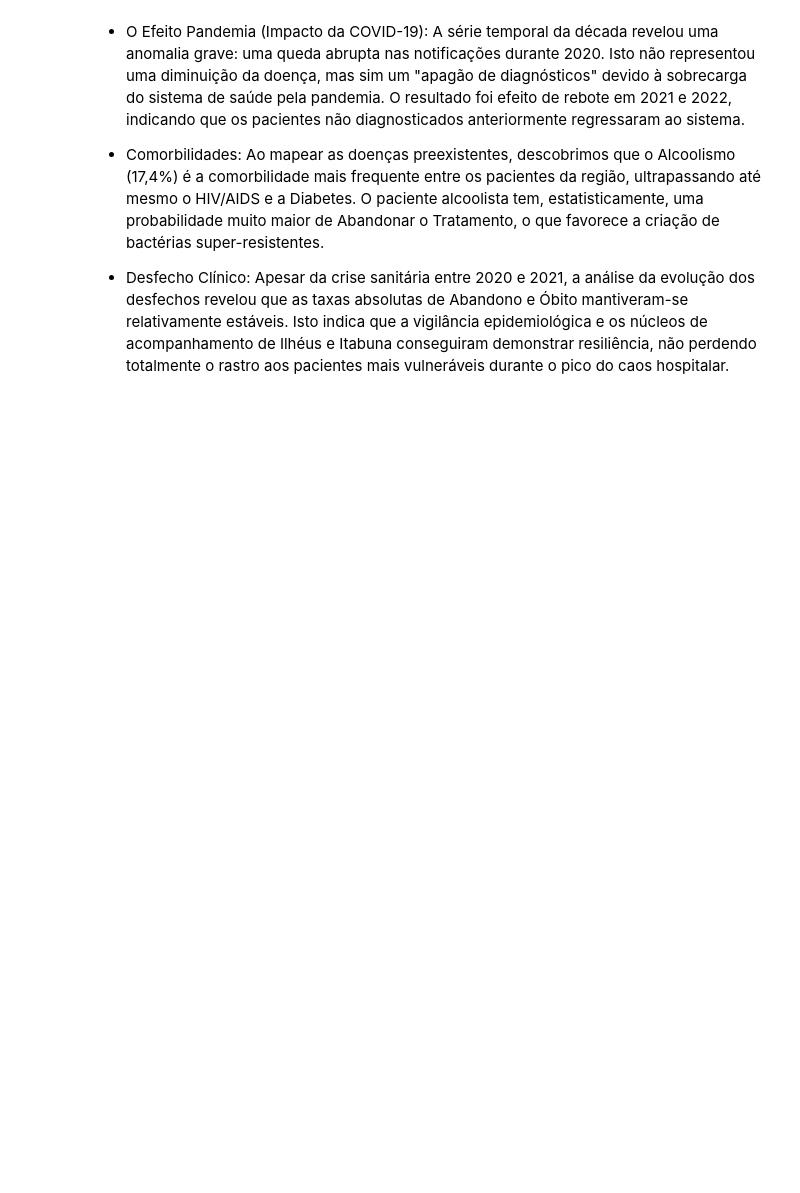
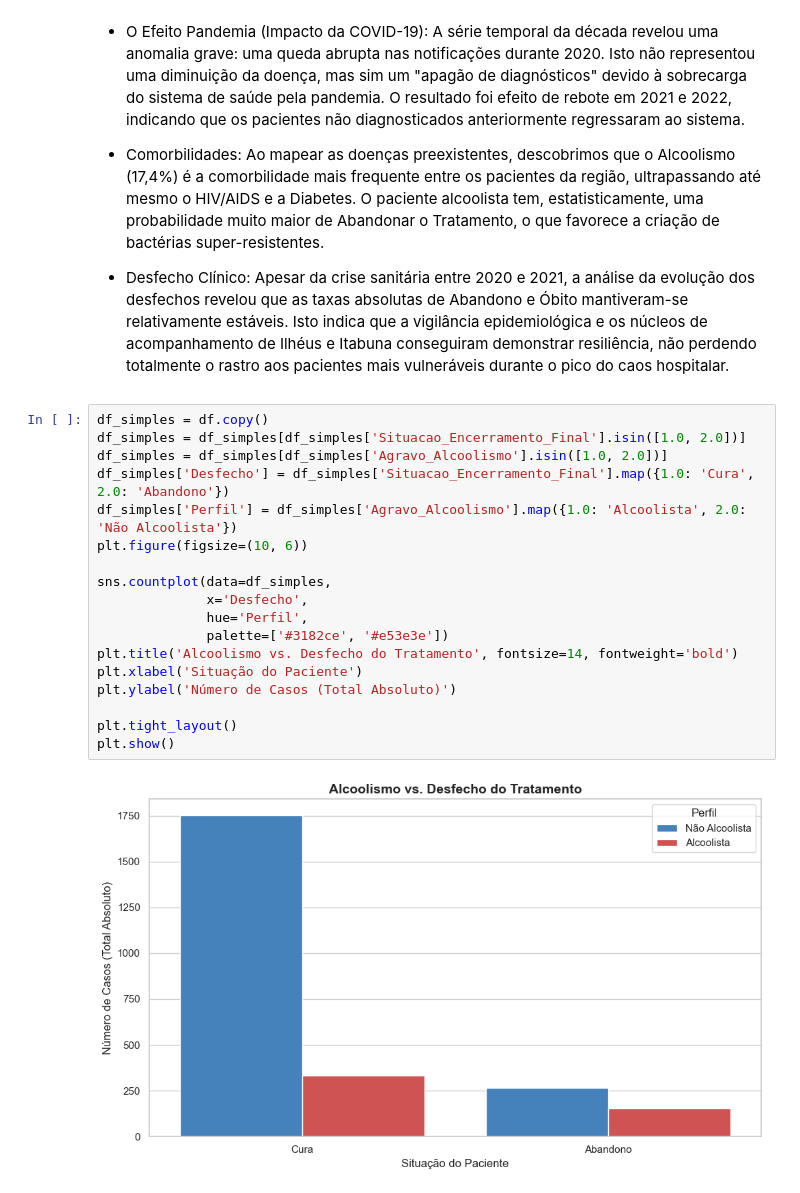
Before and after one commit to bcjesus-01/Analise-de-Dados-de-Tuberculose-DATASUS, a Jupyter notebook: notebooks/03_Análise_Descritiva_Temporal.ipynb, the cells around one changed output. Cells and saved outputs as stored; diff of their text form; blank space fills up the shorter version.

Commit message:
Finalização da análise sociodemográfica

```diff
--- a/notebooks/03_Análise_Descritiva_Demográfica_Temporal.ipynb
+++ b/notebooks/03_Análise_Descritiva_Temporal.ipynb
@@ -284,3 +282,23 @@ Resultados parciais da análise:
 
 * Desfecho Clínico:
 Apesar da crise sanitária entre 2020 e 2021, a análise da evolução dos desfechos revelou que as taxas absolutas de Abandono e Óbito mantiveram-se relativamente estáveis. Isto indica que a vigilância epidemiológica e os núcleos de acompanhamento de Ilhéus e Itabuna conseguiram demonstrar resiliência, não perdendo totalmente o rastro aos pacientes mais vulneráveis durante o pico do caos hospitalar.
+# %%
+df_simples = df.copy()
+df_simples = df_simples[df_simples['Situacao_Encerramento_Final'].isin([1.0, 2.0])]
+df_simples = df_simples[df_simples['Agravo_Alcoolismo'].isin([1.0, 2.0])]
+df_simples['Desfecho'] = df_simples['Situacao_Encerramento_Final'].map({1.0: 'Cura', 2.0: 'Abandono'})
+df_simples['Perfil'] = df_simples['Agravo_Alcoolismo'].map({1.0: 'Alcoolista', 2.0: 'Não Alcoolista'})
+plt.figure(figsize=(10, 6))
+
+sns.countplot(data=df_simples,
+              x='Desfecho',
+              hue='Perfil',
+              palette=['#3182ce', '#e53e3e'])
+plt.title('Alcoolismo vs. Desfecho do Tratamento', fontsize=14, fontweight='bold')
+plt.xlabel('Situação do Paciente')
+plt.ylabel('Número de Casos (Total Absoluto)')
+
+plt.tight_layout()
+plt.show()
+# %% [output]
+[figure, added]
```
Also changed, not shown: parts of 1 cell of this notebook, 2 other files.
